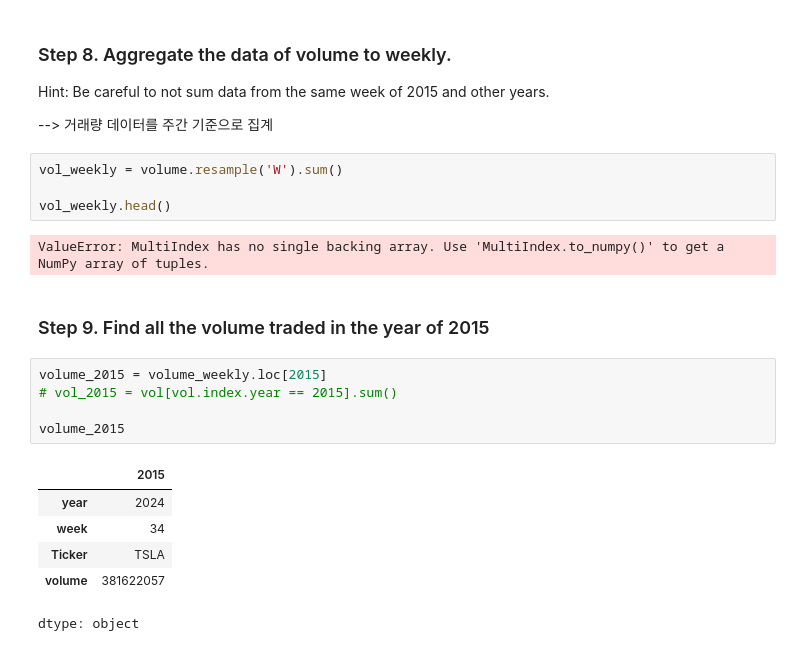
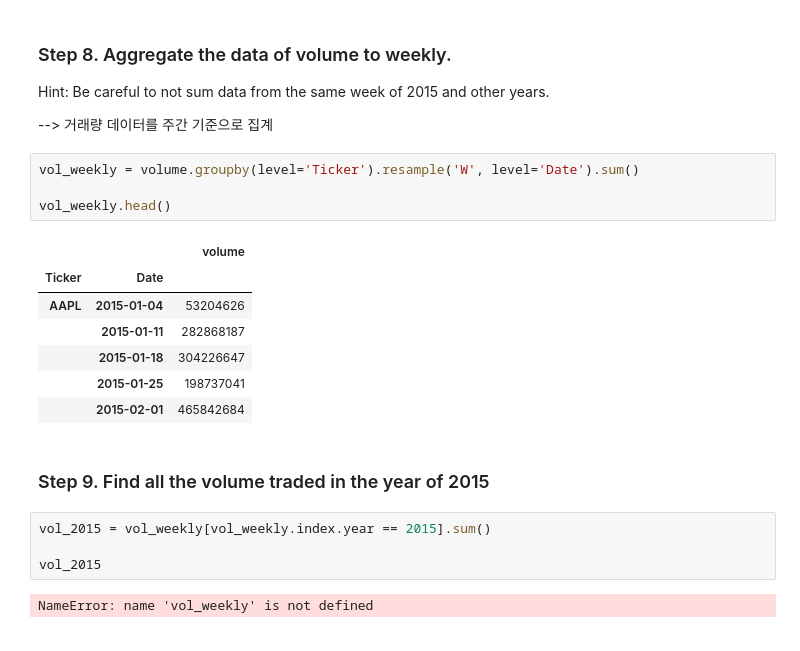
Before and after one commit to seo-minsu/Python_Programming_Study, a Jupyter notebook: pandas_exercises/09_Time_Series/Getting_Financial_Data/Exercises.ipynb, the cells around one changed output. Saved outputs shown, nothing was run; the diff lists cells and outputs as text.

```diff
--- a/pandas_exercises/09_Time_Series/Getting_Financial_Data/Exercises.ipynb
+++ b/pandas_exercises/09_Time_Series/Getting_Financial_Data/Exercises.ipynb
@@ -177,22 +183,22 @@ Hint: Be careful to not sum data from the same week of 2015 and other years.
 
 --> 거래량 데이터를 주간 기준으로 집계
 # %%
-vol_weekly = volume.resample('W').sum()
+vol_weekly = volume.groupby(level='Ticker').resample('W', level='Date').sum()
 
 vol_weekly.head()
 # %% [output]
-ValueError: MultiIndex has no single backing array. Use 'MultiIndex.to_numpy()' to get a NumPy array of tuples.
+|  |  | volume |
+| Ticker | Date |  |
+| AAPL | 2015-01-04 | 53204626 |
+|  | 2015-01-11 | 282868187 |
+|  | 2015-01-18 | 304226647 |
+|  | 2015-01-25 | 198737041 |
+|  | 2015-02-01 | 465842684 |
 # %% [markdown]
 ### Step 9. Find all the volume traded in the year of 2015
-# %%
-volume_2015 = volume_weekly.loc[2015]
-# vol_2015 = vol[vol.index.year == 2015].sum()
-
-volume_2015
-# %% [output]
-|  | 2015 |
-| year | 2024 |
-| week | 34 |
-| Ticker | TSLA |
-| volume | 381622057 |
-dtype: object
+# %%
+vol_2015 = vol_weekly[vol_weekly.index.year == 2015].sum()
+
+vol_2015
+# %% [output]
+NameError: name 'vol_weekly' is not defined
```
Also changed, not shown: parts of 6 cells of this notebook.
